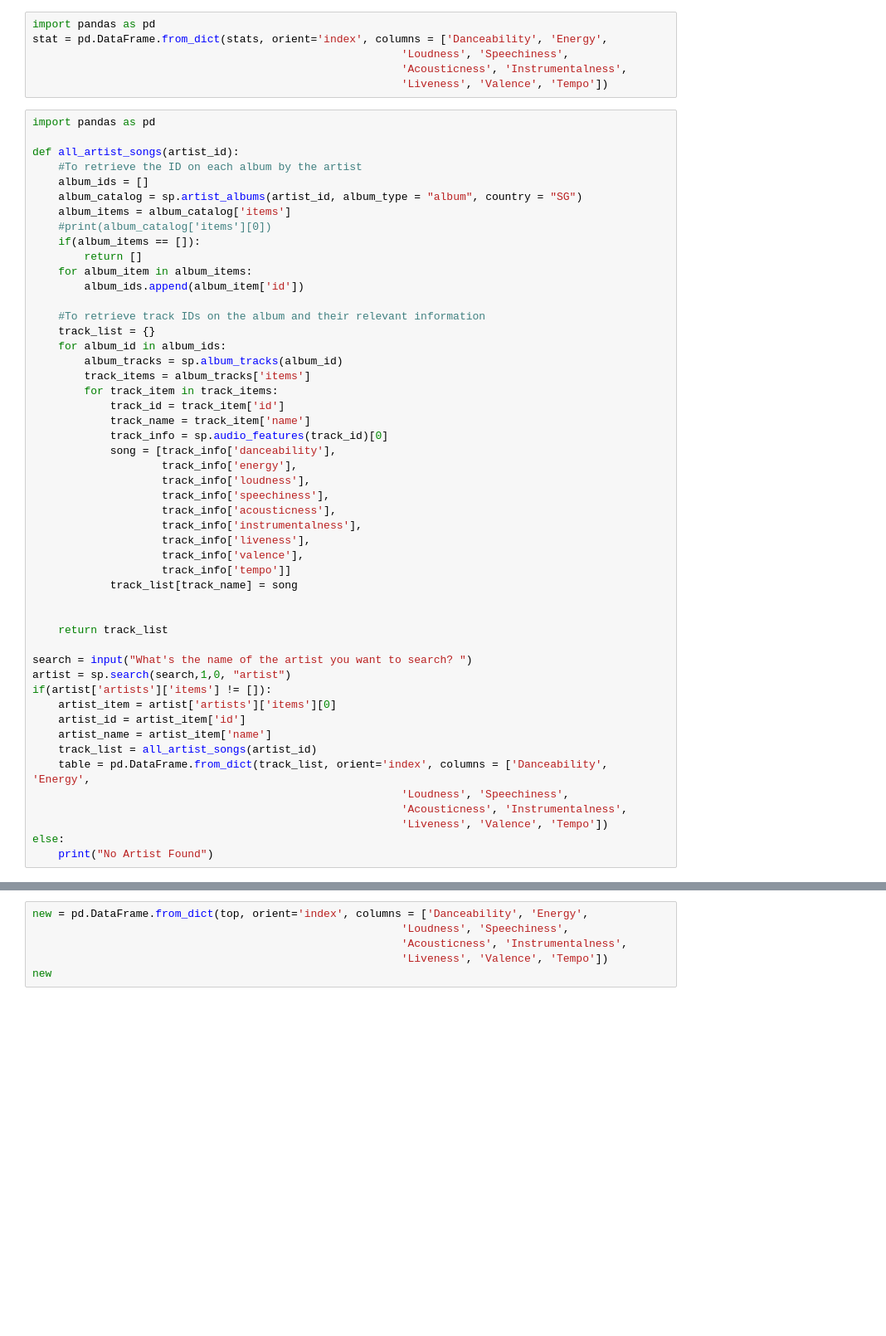
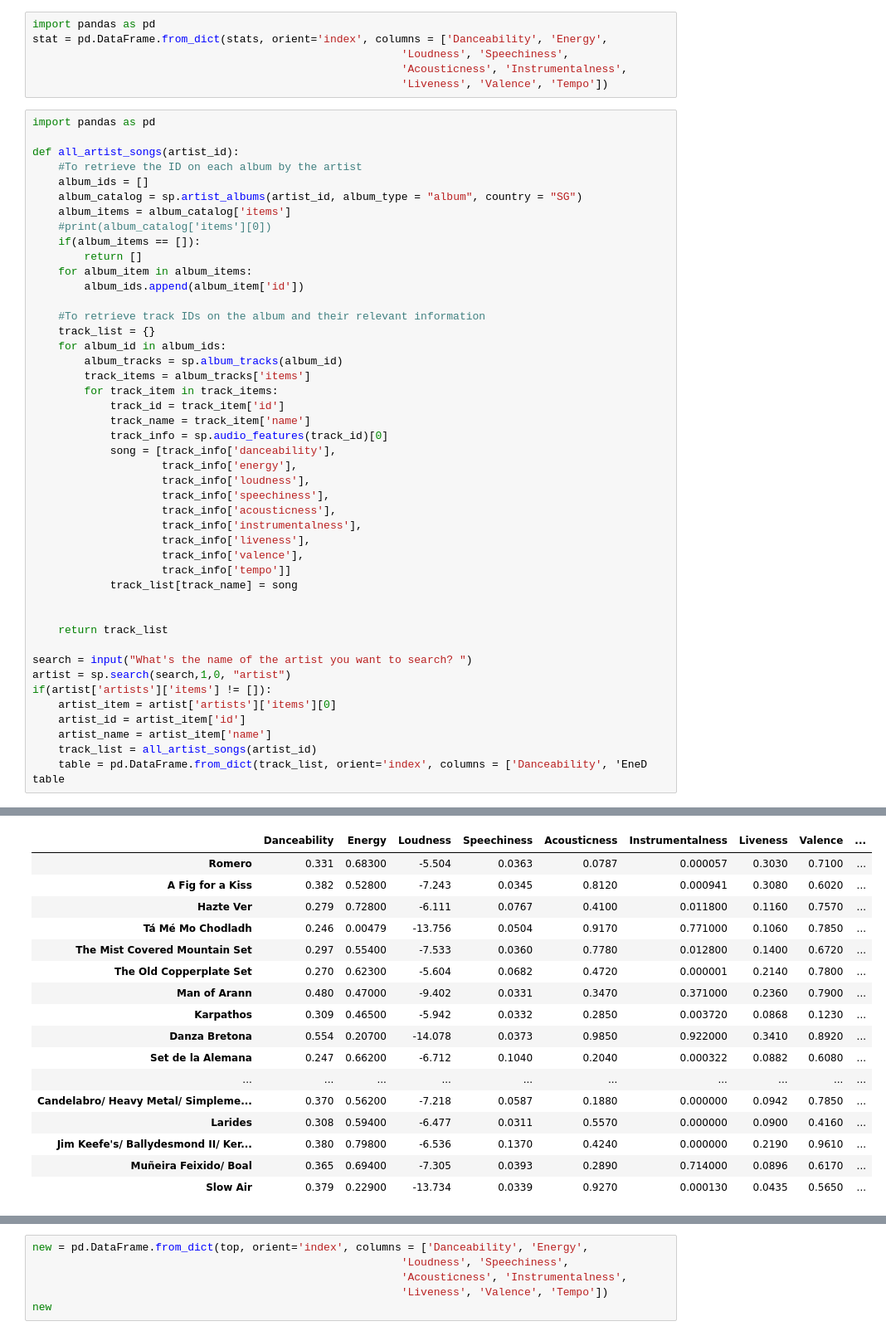
Before and after one commit to twyb/Apollosis-BIA, a Jupyter notebook: Artist's Portfolio2.ipynb, the cells around one changed output, grey strips where cells are left out. Shown at 83% size. Saved outputs shown, nothing was run; the diff lists cells and outputs as text; blank space fills up the shorter version.

```diff
--- a/Artist's Portfolio2.ipynb
+++ b/Artist's Portfolio2.ipynb
@@ -270,10 +270,6 @@ if(artist['artists']['items'] != []):
     artist_id = artist_item['id']
     artist_name = artist_item['name']
     track_list = all_artist_songs(artist_id)
-    table = pd.DataFrame.from_dict(track_list, orient='index', columns = ['Danceability', 'Energy',
-                                                         'Loudness', 'Speechiness',
-                                                         'Acousticness', 'Instrumentalness',
-                                                         'Liveness', 'Valence', 'Tempo'])
-else:
-    print("No Artist Found")
+    table = pd.DataFrame.from_dict(track_list, orient='index', columns = ['Danceability', 'EneD
+table
 # %% [output]
@@ -281,3 +277,20 @@ What's the name of the artist you want to search? Justin Bieber
+|  | Danceability | Energy | Loudness | Speechiness | Acousticness | Instrumentalness | Liveness | Valence | ... |
+| Romero | 0.331 | 0.68300 | -5.504 | 0.0363 | 0.0787 | 0.000057 | 0.3030 | 0.7100 | ... |
+| A Fig for a Kiss | 0.382 | 0.52800 | -7.243 | 0.0345 | 0.8120 | 0.000941 | 0.3080 | 0.6020 | ... |
+| Hazte Ver | 0.279 | 0.72800 | -6.111 | 0.0767 | 0.4100 | 0.011800 | 0.1160 | 0.7570 | ... |
+| Tá Mé Mo Chodladh | 0.246 | 0.00479 | -13.756 | 0.0504 | 0.9170 | 0.771000 | 0.1060 | 0.7850 | ... |
+| The Mist Covered Mountain Set | 0.297 | 0.55400 | -7.533 | 0.0360 | 0.7780 | 0.012800 | 0.1400 | 0.6720 | ... |
+| The Old Copperplate Set | 0.270 | 0.62300 | -5.604 | 0.0682 | 0.4720 | 0.000001 | 0.2140 | 0.7800 | ... |
+| Man of Arann | 0.480 | 0.47000 | -9.402 | 0.0331 | 0.3470 | 0.371000 | 0.2360 | 0.7900 | ... |
+| Karpathos | 0.309 | 0.46500 | -5.942 | 0.0332 | 0.2850 | 0.003720 | 0.0868 | 0.1230 | ... |
+| Danza Bretona | 0.554 | 0.20700 | -14.078 | 0.0373 | 0.9850 | 0.922000 | 0.3410 | 0.8920 | ... |
+| Set de la Alemana | 0.247 | 0.66200 | -6.712 | 0.1040 | 0.2040 | 0.000322 | 0.0882 | 0.6080 | ... |
+| ... | ... | ... | ... | ... | ... | ... | ... | ... | ... |
+| Candelabro/ Heavy Metal/ Simpleme... | 0.370 | 0.56200 | -7.218 | 0.0587 | 0.1880 | 0.000000 | 0.0942 | 0.7850 | ... |
+| Larides | 0.308 | 0.59400 | -6.477 | 0.0311 | 0.5570 | 0.000000 | 0.0900 | 0.4160 | ... |
+| Jim Keefe's/ Ballydesmond II/ Ker... | 0.380 | 0.79800 | -6.536 | 0.1370 | 0.4240 | 0.000000 | 0.2190 | 0.9610 | ... |
+| Muñeira Feixido/ Boal | 0.365 | 0.69400 | -7.305 | 0.0393 | 0.2890 | 0.714000 | 0.0896 | 0.6170 | ... |
+| Slow Air | 0.379 | 0.22900 | -13.734 | 0.0339 | 0.9270 | 0.000130 | 0.0435 | 0.5650 | ... |
 # %%
 def artist_repetoire(artist_name, songs):
     import csv
```
Also changed, not shown: parts of 7 cells of this notebook.
